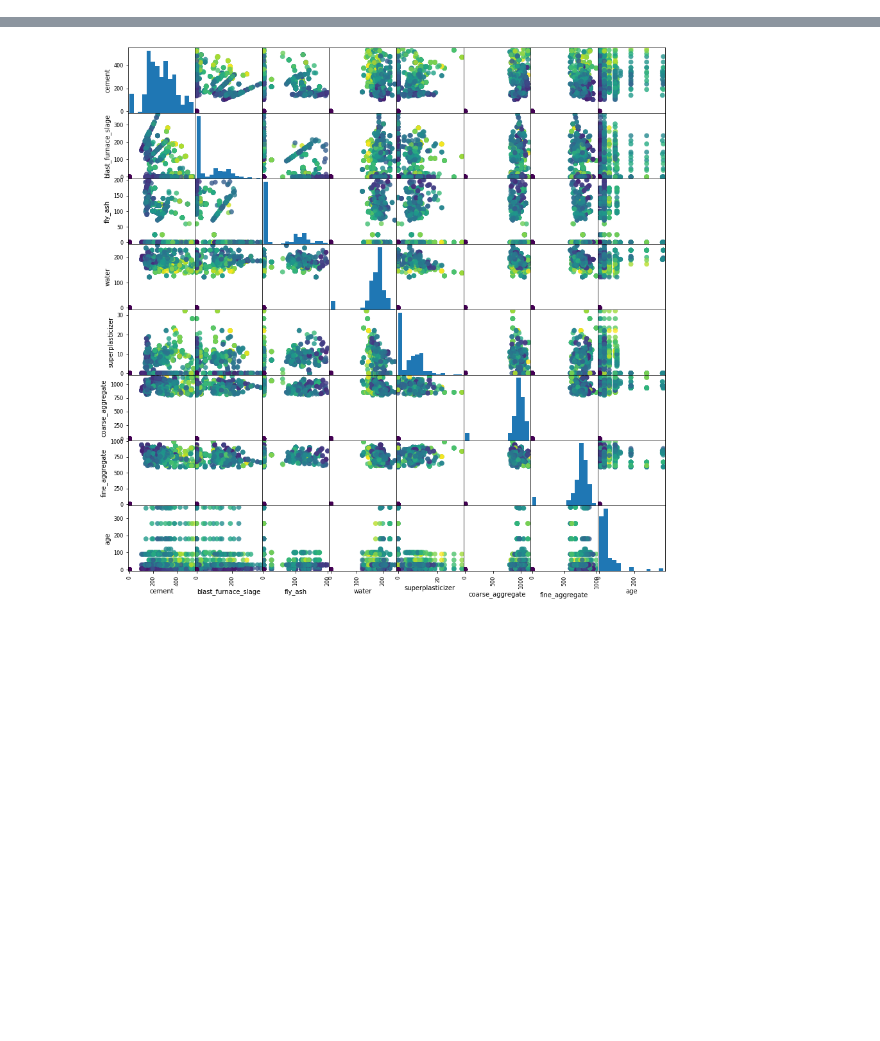
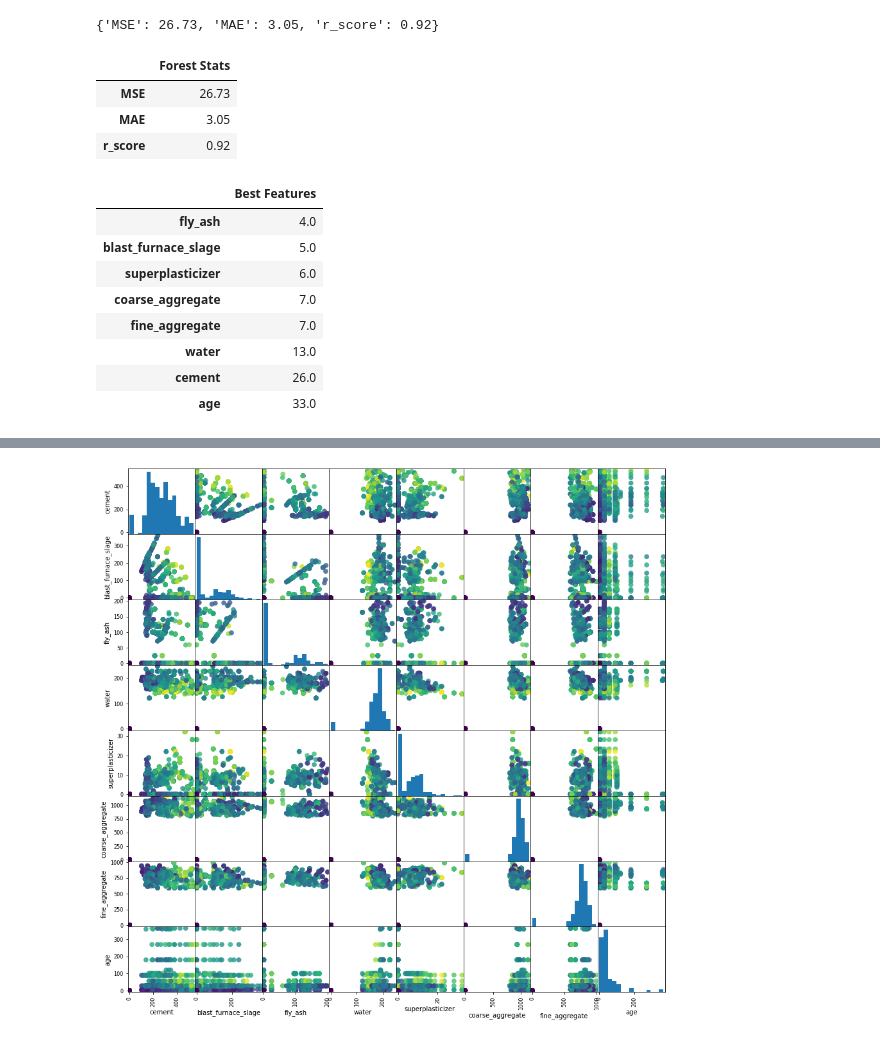
Before and after one commit to georgiafbi/rock_candy, a Jupyter notebook: random_forest_regr.ipynb, the cells around one changed output, grey strips where cells are left out. Drawn from its saved outputs; the diff is of its cells as text; code cells hidden in the pictures; blank space fills up the shorter version.

```diff
--- a/random_forest_regr.ipynb
+++ b/random_forest_regr.ipynb
@@ -138,0 +59,36 @@ NameError: name 'sci' is not defined
+# %%
+best_params_df.to_csv('Resources/best_params.csv')
+
+predictions=g_search.predict(X_test)
+mse_rf=mean_squared_error(y_test,predictions)
+mae_rf=mean_absolute_error(y_test,predictions)
+stats={'MSE':mse_rf.round(2),'MAE': mae_rf.round(2),'r_score':(g_search.score(X_test,y_test)).round(2)}
+stats
+# %% [output]
+{'MSE': 26.73, 'MAE': 3.05, 'r_score': 0.92}
+# %%
+stats_df=pd.DataFrame([stats],index=['Forest Stats']).T
+stats_df
+# %% [output]
+|  | Forest Stats |
+| MSE | 26.73 |
+| MAE | 3.05 |
+| r_score | 0.92 |
+# %%
+stats_df.to_csv('Resources/rfr_stats.csv')
+
+
+feature_imp=pd.Series(g_search.best_estimator_.feature_importances_,index=feature_names).sort_values()
+
+best_features=pd.DataFrame([(feature_imp.round(2)*100).round(2).to_dict()],index=['Best Features']).T
+best_features
+# %% [output]
+|  | Best Features |
+| fly_ash | 4.0 |
+| blast_furnace_slage | 5.0 |
+| superplasticizer | 6.0 |
+| coarse_aggregate | 7.0 |
+| fine_aggregate | 7.0 |
+| water | 13.0 |
+| cement | 26.0 |
+| age | 33.0 |
```
Also changed, not shown: parts of 8 cells of this notebook, 4 other files.
